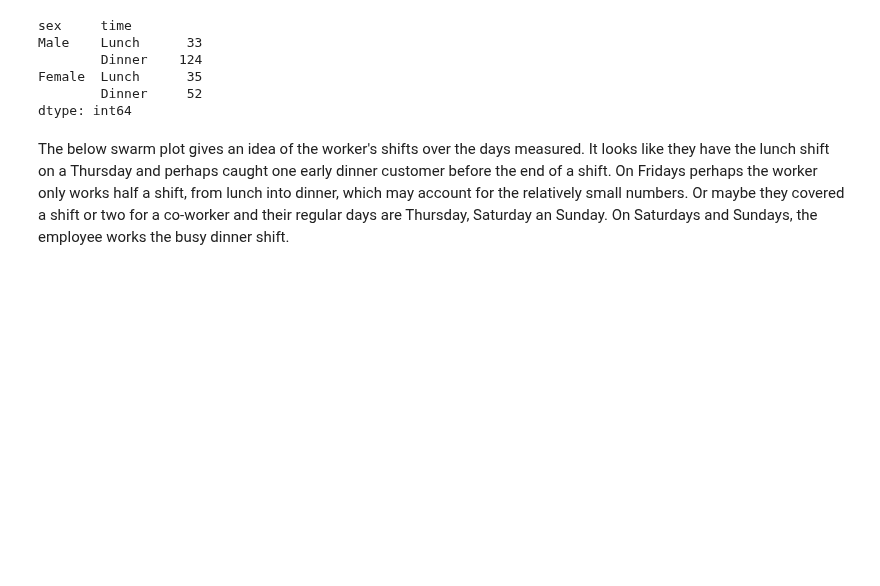
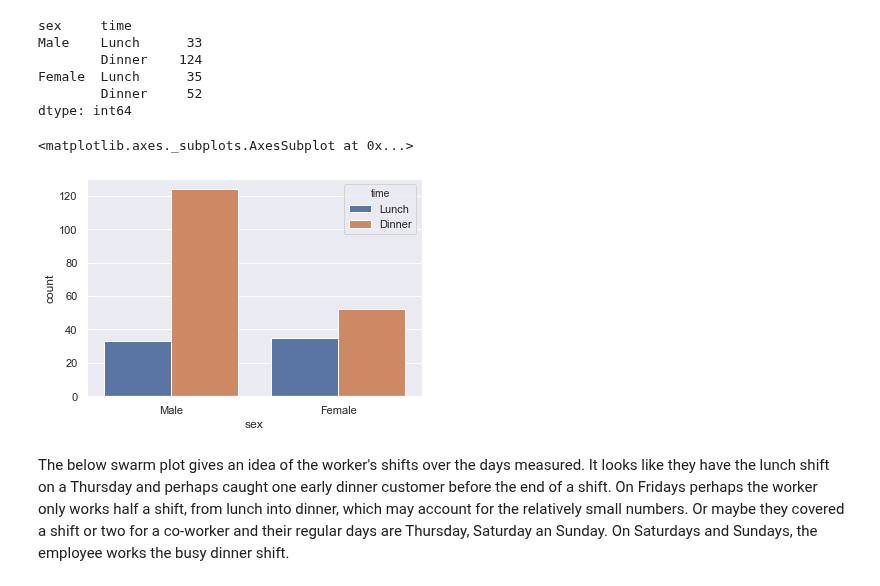
Before and after one commit to jennifer-ryan/fundamentals-project, a Jupyter notebook: tips_database_analysis.ipynb, the cells around one changed output. Cells and saved outputs as stored; diff of their text form; code cells hidden in the pictures; blank space fills up the shorter version.

```diff
--- a/tips_database_analysis.ipynb
+++ b/tips_database_analysis.ipynb
@@ -636,6 +638,12 @@ Male    Lunch      33
 Female  Lunch      35
         Dinner     52
 dtype: int64
+# %%
+df_2 = tips_df.groupby(['sex','time']).size()
+sns.countplot(x='sex', hue='time', data=tips_df)
+# %% [output]
+<matplotlib.axes._subplots.AxesSubplot at 0x...>
+[figure, added]
 # %% [markdown]
 The below swarm plot gives an idea of the worker's shifts over the days measured. It looks like they have the lunch shift on a Thursday and perhaps caught one early dinner customer before the end of a shift. On Fridays perhaps the worker only works half a shift, from lunch into dinner, which may account for the relatively small numbers. Or maybe they covered a shift or two for a co-worker and their regular days are Thursday, Saturday an Sunday. On Saturdays and Sundays, the employee works the busy dinner shift.
 # %%
```
Also changed, not shown: parts of 16 cells of this notebook.
